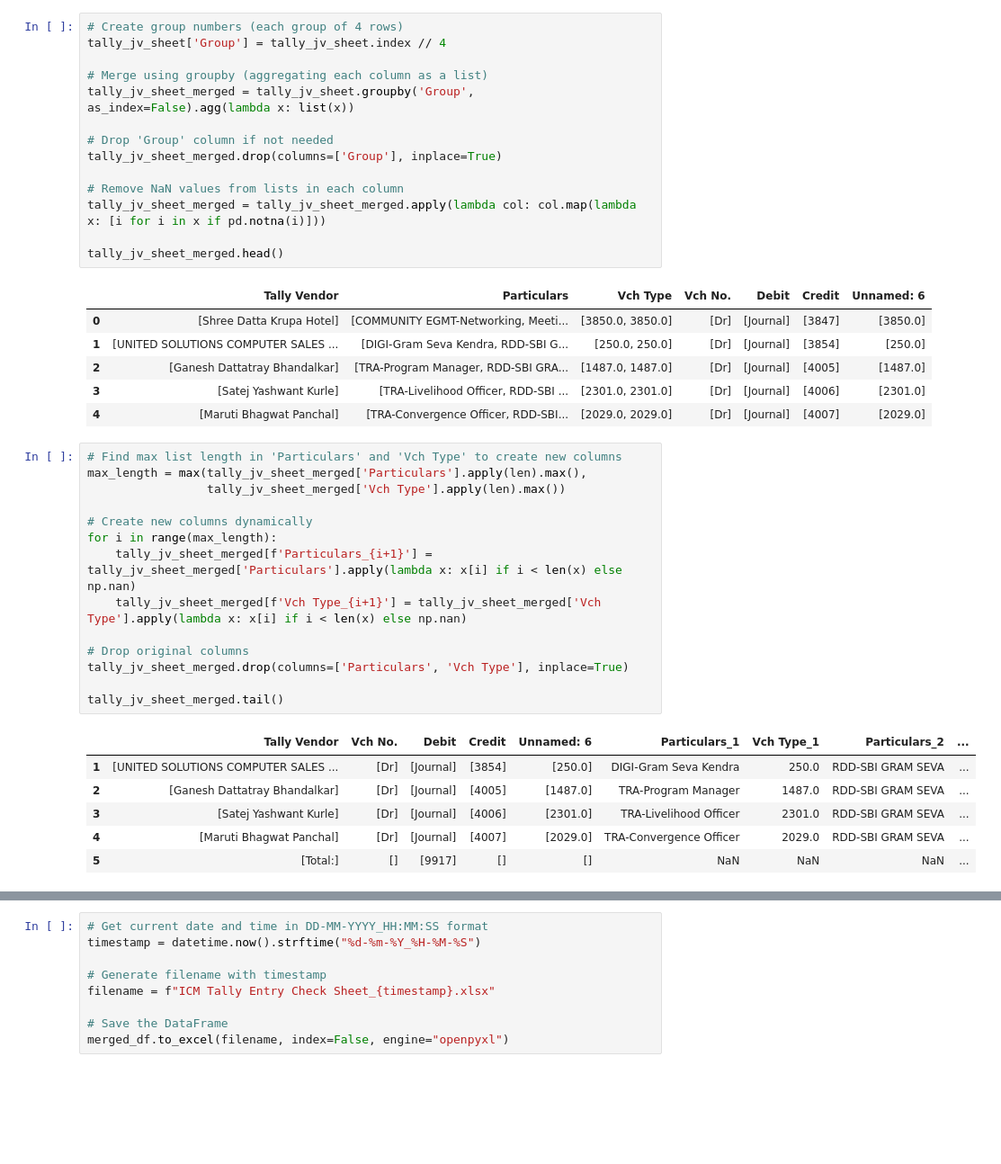
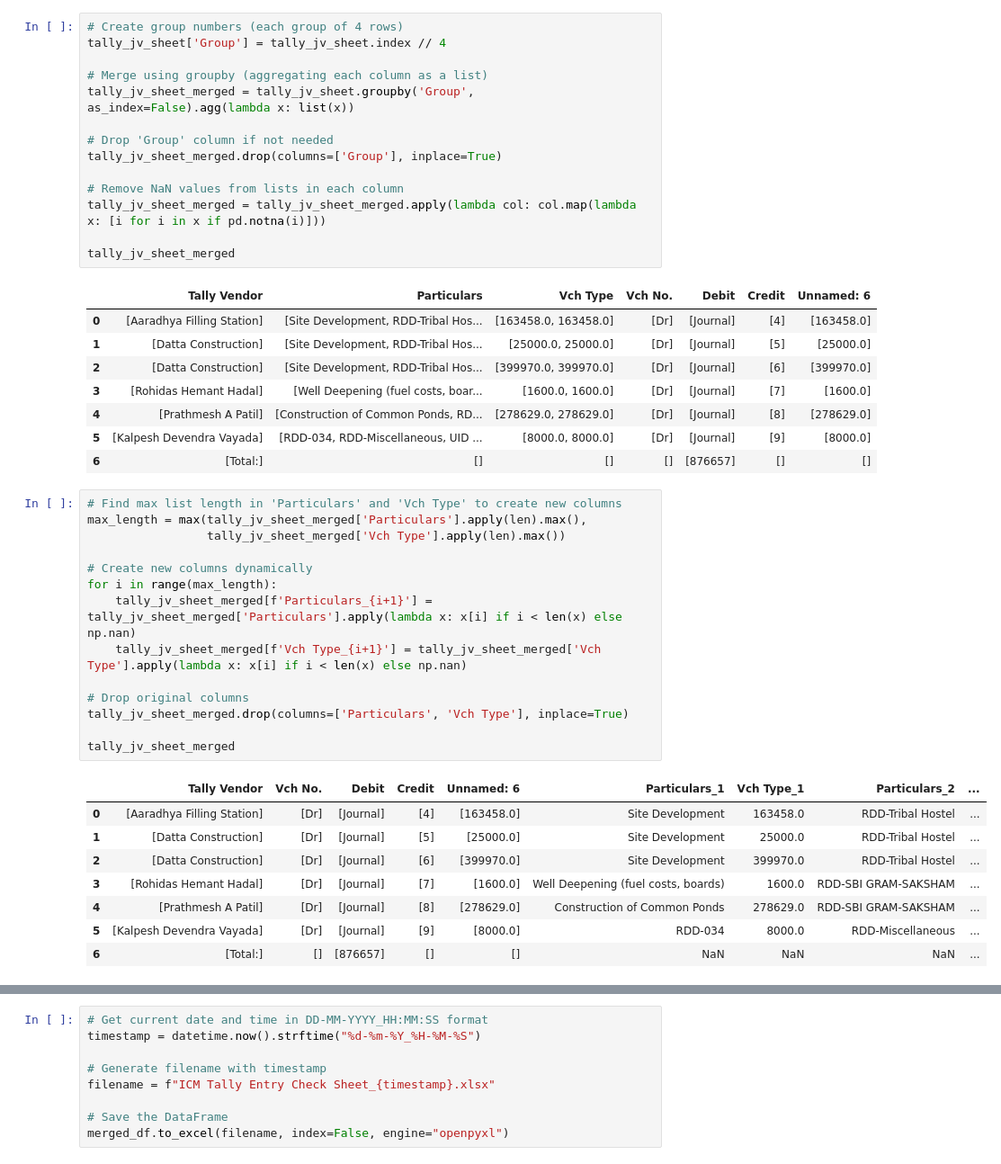
Before and after one commit to vnygrd108/icm_tally_jv_check, a Jupyter notebook: icm_jv_entry_check.ipynb, the cells around one changed output, grey strips where cells are left out. Shown at 90% size. Cells and saved outputs as stored; diff of their text form; blank space fills up the shorter version.

```diff
--- a/icm_jv_entry_check.ipynb
+++ b/icm_jv_entry_check.ipynb
@@ -65,35 +87,39 @@ tally_jv_sheet_merged.drop(columns=['Group'], inplace=True)
 # Remove NaN values from lists in each column
 tally_jv_sheet_merged = tally_jv_sheet_merged.apply(lambda col: col.map(lambda x: [i for i in x if pd.notna(i)]))
 
-tally_jv_sheet_merged.head()
+tally_jv_sheet_merged
 # %% [output]
 |  | Tally Vendor | Particulars | Vch Type | Vch No. | Debit | Credit | Unnamed: 6 |
-| 0 | [Shree Datta Krupa Hotel] | [COMMUNITY EGMT-Networking, Meeti... | [3850.0, 3850.0] | [Dr] | [Journal] | [3847] | [3850.0] |
-| 1 | [UNITED SOLUTIONS COMPUTER SALES ... | [DIGI-Gram Seva Kendra, RDD-SBI G... | [250.0, 250.0] | [Dr] | [Journal] | [3854] | [250.0] |
-| 2 | [Ganesh Dattatray Bhandalkar] | [TRA-Program Manager, RDD-SBI GRA... | [1487.0, 1487.0] | [Dr] | [Journal] | [4005] | [1487.0] |
-| 3 | [Satej Yashwant Kurle] | [TRA-Livelihood Officer, RDD-SBI ... | [2301.0, 2301.0] | [Dr] | [Journal] | [4006] | [2301.0] |
-| 4 | [Maruti Bhagwat Panchal] | [TRA-Convergence Officer, RDD-SBI... | [2029.0, 2029.0] | [Dr] | [Journal] | [4007] | [2029.0] |
+| 0 | [Aaradhya Filling Station] | [Site Development, RDD-Tribal Hos... | [163458.0, 163458.0] | [Dr] | [Journal] | [4] | [163458.0] |
+| 1 | [Datta Construction] | [Site Development, RDD-Tribal Hos... | [25000.0, 25000.0] | [Dr] | [Journal] | [5] | [25000.0] |
+| 2 | [Datta Construction] | [Site Development, RDD-Tribal Hos... | [399970.0, 399970.0] | [Dr] | [Journal] | [6] | [399970.0] |
+| 3 | [Rohidas Hemant Hadal] | [Well Deepening (fuel costs, boar... | [1600.0, 1600.0] | [Dr] | [Journal] | [7] | [1600.0] |
+| 4 | [Prathmesh A Patil] | [Construction of Common Ponds, RD... | [278629.0, 278629.0] | [Dr] | [Journal] | [8] | [278629.0] |
+| 5 | [Kalpesh Devendra Vayada] | [RDD-034, RDD-Miscellaneous, UID ... | [8000.0, 8000.0] | [Dr] | [Journal] | [9] | [8000.0] |
+| 6 | [Total:] | [] | [] | [] | [876657] | [] | [] |
 # %%
 # Find max list length in 'Particulars' and 'Vch Type' to create new columns
 max_length = max(tally_jv_sheet_merged['Particulars'].apply(len).max(),
                  tally_jv_sheet_merged['Vch Type'].apply(len).max())
 
 # Create new columns dynamically
 for i in range(max_length):
     tally_jv_sheet_merged[f'Particulars_{i+1}'] = tally_jv_sheet_merged['Particulars'].apply(lambda x: x[i] if i < len(x) else np.nan)
     tally_jv_sheet_merged[f'Vch Type_{i+1}'] = tally_jv_sheet_merged['Vch Type'].apply(lambda x: x[i] if i < len(x) else np.nan)
 
 # Drop original columns
 tally_jv_sheet_merged.drop(columns=['Particulars', 'Vch Type'], inplace=True)
 
-tally_jv_sheet_merged.tail()
+tally_jv_sheet_merged
 # %% [output]
 |  | Tally Vendor | Vch No. | Debit | Credit | Unnamed: 6 | Particulars_1 | Vch Type_1 | Particulars_2 | ... |
-| 1 | [UNITED SOLUTIONS COMPUTER SALES ... | [Dr] | [Journal] | [3854] | [250.0] | DIGI-Gram Seva Kendra | 250.0 | RDD-SBI GRAM SEVA | ... |
-| 2 | [Ganesh Dattatray Bhandalkar] | [Dr] | [Journal] | [4005] | [1487.0] | TRA-Program Manager | 1487.0 | RDD-SBI GRAM SEVA | ... |
-| 3 | [Satej Yashwant Kurle] | [Dr] | [Journal] | [4006] | [2301.0] | TRA-Livelihood Officer | 2301.0 | RDD-SBI GRAM SEVA | ... |
-| 4 | [Maruti Bhagwat Panchal] | [Dr] | [Journal] | [4007] | [2029.0] | TRA-Convergence Officer | 2029.0 | RDD-SBI GRAM SEVA | ... |
-| 5 | [Total:] | [] | [9917] | [] | [] | NaN | NaN | NaN | ... |
+| 0 | [Aaradhya Filling Station] | [Dr] | [Journal] | [4] | [163458.0] | Site Development | 163458.0 | RDD-Tribal Hostel | ... |
+| 1 | [Datta Construction] | [Dr] | [Journal] | [5] | [25000.0] | Site Development | 25000.0 | RDD-Tribal Hostel | ... |
+| 2 | [Datta Construction] | [Dr] | [Journal] | [6] | [399970.0] | Site Development | 399970.0 | RDD-Tribal Hostel | ... |
+| 3 | [Rohidas Hemant Hadal] | [Dr] | [Journal] | [7] | [1600.0] | Well Deepening (fuel costs, boards) | 1600.0 | RDD-SBI GRAM-SAKSHAM | ... |
+| 4 | [Prathmesh A Patil] | [Dr] | [Journal] | [8] | [278629.0] | Construction of Common Ponds | 278629.0 | RDD-SBI GRAM-SAKSHAM | ... |
+| 5 | [Kalpesh Devendra Vayada] | [Dr] | [Journal] | [9] | [8000.0] | RDD-034 | 8000.0 | RDD-Miscellaneous | ... |
+| 6 | [Total:] | [] | [876657] | [] | [] | NaN | NaN | NaN | ... |
 # %%
 tally_jv_sheet_merged = tally_jv_sheet_merged[['Tally Vendor','Particulars_1','Vch Type_2','Particulars_2','Particulars_3']]
 tally_jv_sheet_merged = tally_jv_sheet_merged.iloc[:-1]
```
Also changed, not shown: parts of 8 cells of this notebook, 3 other files.
